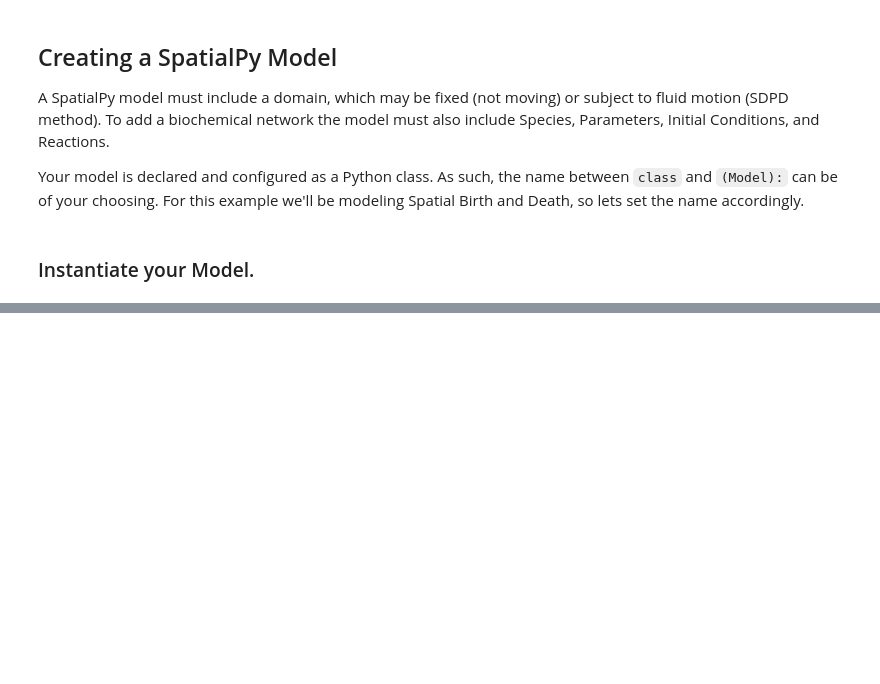
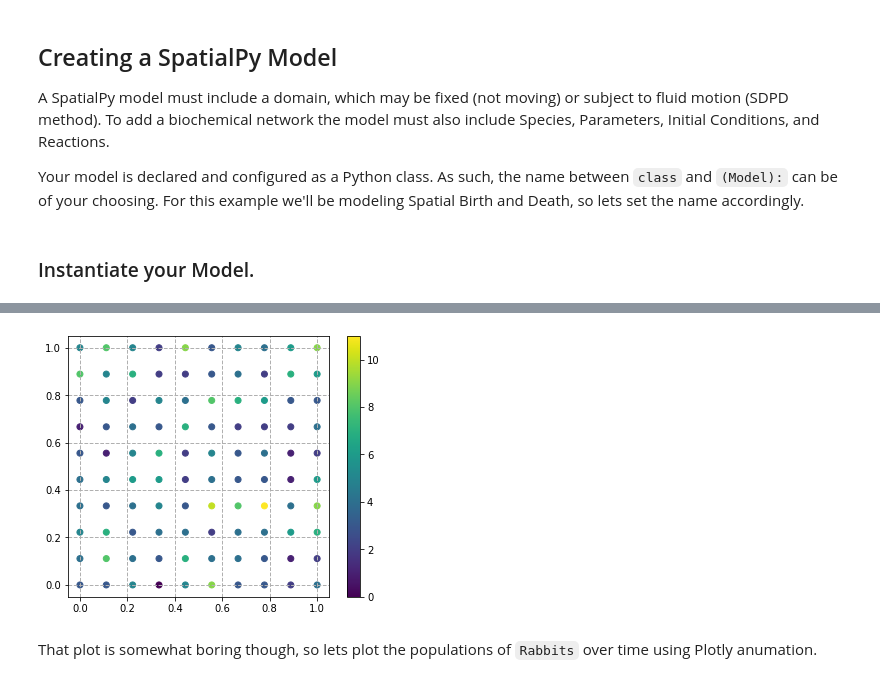
Before and after one commit to StochSS/SpatialPy, a Jupyter notebook: examples/Start_Here.ipynb, the cells around one changed output, grey strips where cells are left out. Saved outputs shown, nothing was run; the diff lists cells and outputs as text; code cells hidden in the pictures; blank space fills up the shorter version.

```diff
--- a/examples/Start_Here.ipynb
+++ b/examples/Start_Here.ipynb
@@ -136,7 +136,7 @@ class SpatialBirthDeath(Model):
         self.add_reaction([birth, death])
 
         # Use NumPy to set the timespan of the Model.
-        self.timespan(numpy.arange(0, 10, 1), timestep_size=1)
+        self.timespan(numpy.linspace(0, 10, 11), timestep_size=1)
 # %% [markdown]
 ### Instantiate your Model.
 # %%
@@ -148,2 +149,2 @@ Run a spatial stochastic simulation on the Model and store the results in the 'r
 # %%
-result = model.run()
+results = model.run()
@@ -157,0 +157,15 @@ result.plot_species('Rabbits', animated=True)
+# %%
+results.plot_species(
+    # Set the target species to visualize
+    species='Rabbits',
+
+    # Set the time value to visualize
+    t_val=10,
+
+    # Set to True to use MatPlotLib plotting
+    use_matplotlib=True
+)
+# %% [output]
+[figure, added]
+# %% [markdown]
+That plot is somewhat boring though, so lets plot the populations of `Rabbits` over time using Plotly anumation.
```
Also changed, not shown: parts of 6 cells of this notebook.
